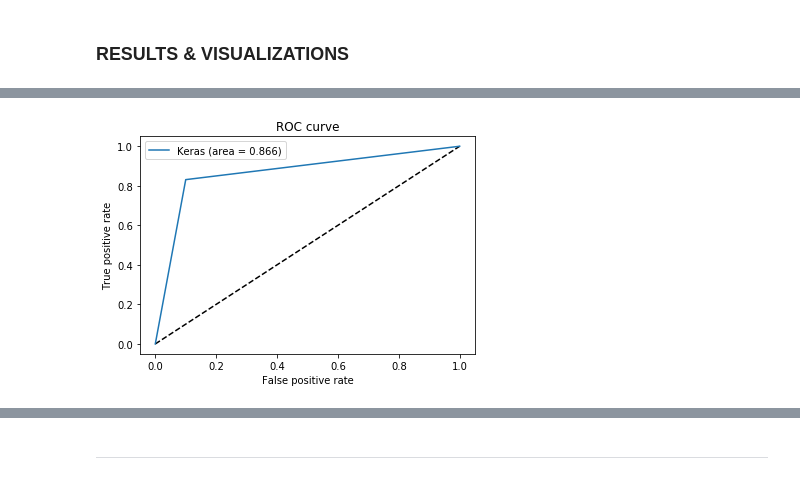
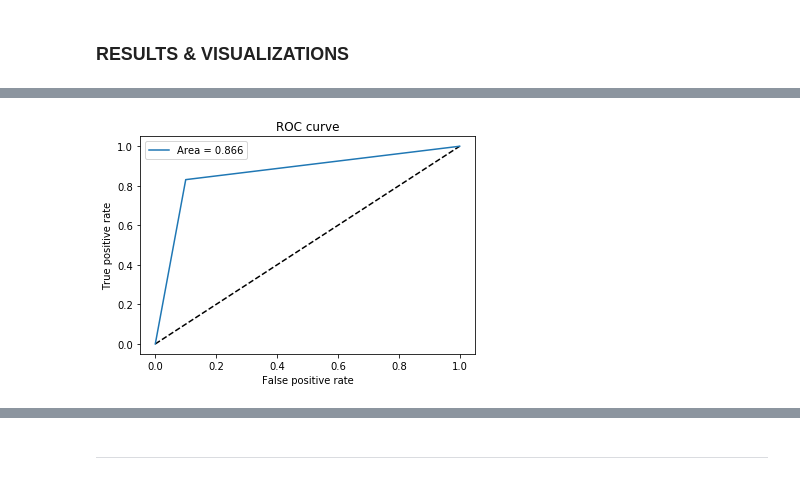
Before and after one commit to lbrou82/Springboard_Capstone2, a Jupyter notebook: notebooks/4.0_Model2.ipynb, the cells around one changed output, grey strips where cells are left out. Cells and saved outputs as stored; diff of their text form; code cells hidden in the pictures.

```diff
--- a/notebooks/4.0_Model2.ipynb
+++ b/notebooks/4.0_Model2.ipynb
@@ -143,6 +143,10 @@ file_name = 'model2.h5'
 model2.save('../models/{}'.format(file_name))
 # %% [markdown]
 #### Predict
+# %%
+# load pre-trained model
+
+model2 = load_model('../models/model2.h5')
 # %%
 test_datagen = ImageDataGenerator(rescale=1./255)
 
@@ -194,16 +195,4 @@ Wall time: 33.3 s
-# %%
-from sklearn.metrics import roc_curve
-from sklearn.metrics import auc
-
-_ = plt.plot([0, 1], [0, 1], 'k--')
-fpr_keras, tpr_keras, thresholds_keras = roc_curve(test_generator.classes, y_pred)
-auc_keras = auc(fpr_keras, tpr_keras)
-
-_ = plt.plot(fpr_keras, tpr_keras, label='Keras (area = {:.3f})'.format(auc_keras))
-plt.xlabel('False positive rate')
-plt.ylabel('True positive rate')
-plt.title('ROC curve')
-plt.legend(loc='best')
-plt.show()
-# %% [output]
-[figure, removed]
+# %%
+plot_auc_roc(test_generator.classes,y_pred) #called from 2.0_PreProcessing Notebook
+# %% [output]
+[figure, added]
```
Also changed, not shown: parts of 7 cells of this notebook, 3 other files.
